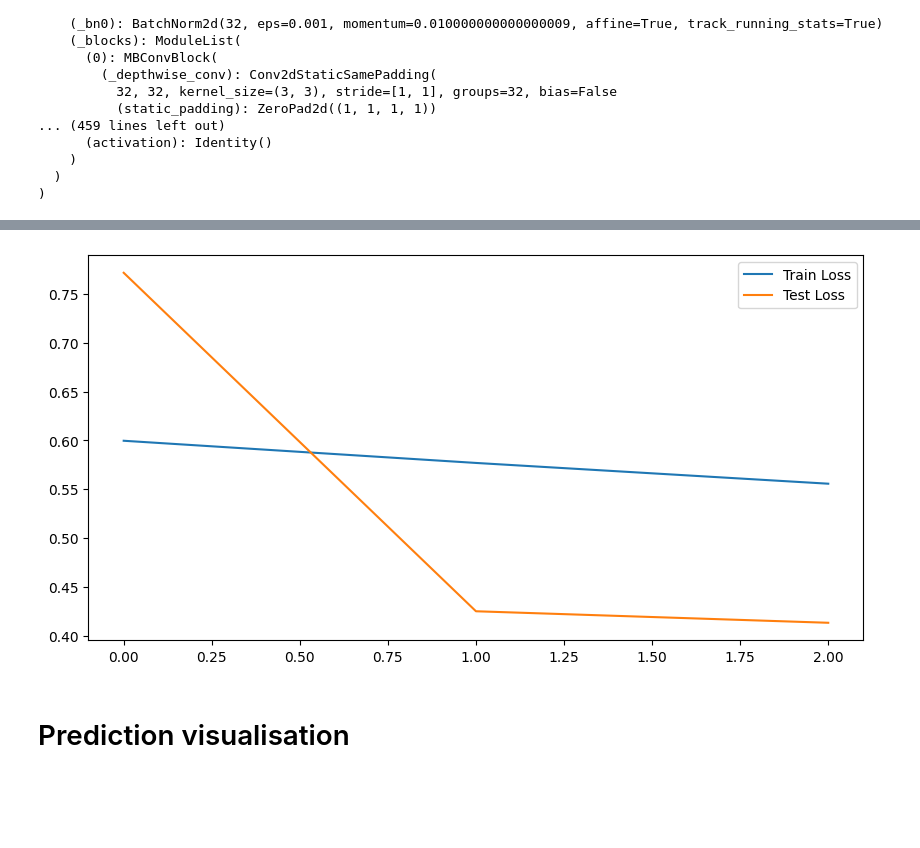
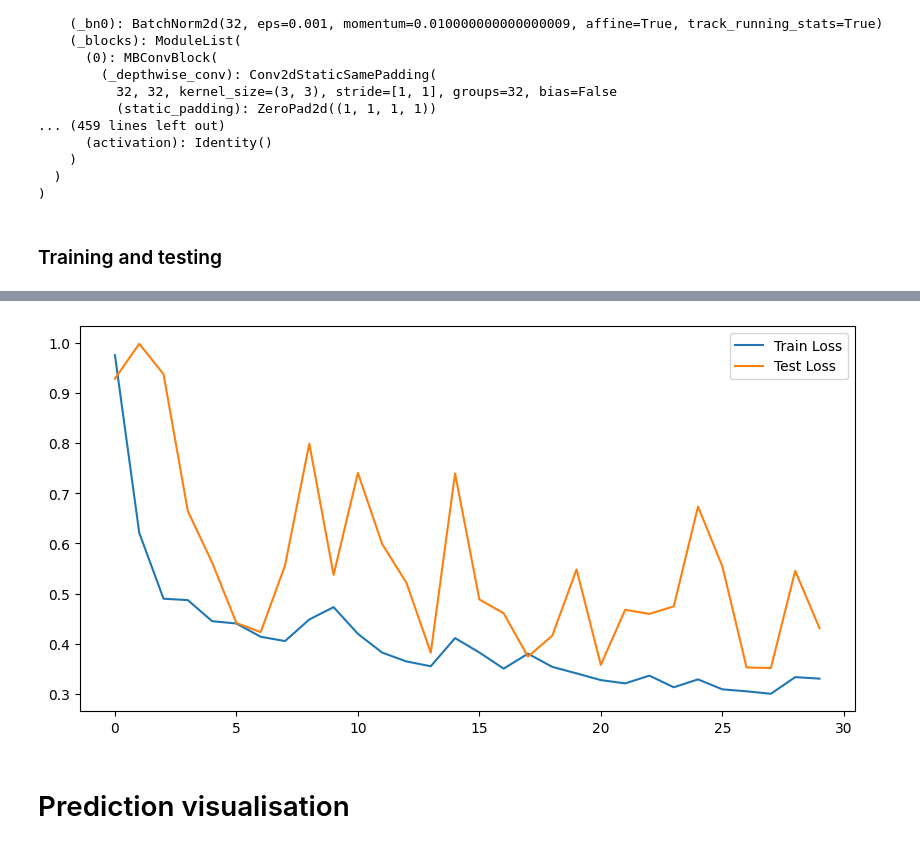
Before and after one commit to GeoKauko/TheNavySeals, a Jupyter notebook: 2_Seal_detection.ipynb, the cells around one changed output, grey strips where cells are left out. Drawn from its saved outputs; the diff is of its cells as text; code cells hidden in the pictures; blank space fills up the shorter version.

Commit message:
Added background no-seal images to train and test dataset. Implemented basic training with Tversky loss.

```diff
--- a/2_Seal_detection.ipynb
+++ b/2_Seal_detection.ipynb
@@ -181,0 +187,13 @@ test_loader = torch.utils.data.DataLoader(test_dataset_seals, batch_size=batch_s
+# %%
+image, mask = train_dataset_seals[0]
+fig, axes = plt.subplots(1, 2, figsize=(10, 5))
+axes[0].imshow(image.permute(1, 2, 0), cmap = 'gray')  # Convert from tensor format (C, H, W) to (H, W, C)
+axes[0].set_title('Image')
+axes[0].axis('off')
+axes[1].imshow(mask.permute(1, 2, 0), cmap = 'gray')  # Convert from tensor format (C, H, W) to (H, W, C)
+axes[1].set_title('Mask')
+axes[1].axis('off')
+plt.show()
+
+print(image.shape)
+print(mask.shape)
@@ -239,14 +263,15 @@ Unet(
     )
   )
 )
+# %% [markdown]
+### Training and testing
 # %%
-learning_rate = 0.00001
-num_epochs = 3
-
+learning_rate = 0.001
+num_epochs = 30
 # Define the loss function and optimizer
 # Tversky loss https://www.kaggle.com/code/bigironsphere/loss-function-library-keras-pytorch
-ALPHA = 0.5
-BETA = 0.8
+alpha = 0.1
+beta = 0.9
 
 class TverskyLoss(nn.Module):
     def __init__(self, weight=None, size_average=True):
@@ -273,8 +298,8 @@ class TverskyLoss(nn.Module):
 
 
 # What loss function do we want
-#criterion = TverskyLoss()
-criterion = nn.BCEWithLogitsLoss()  # Binary Cross Entropy loss with logits
+criterion = TverskyLoss()
+#criterion = nn.BCEWithLogitsLoss()  # Binary Cross Entropy loss with logits
 
 optimizer = optim.Adam(model.parameters(), lr=learning_rate)
 
@@ -329,4 +368,4 @@ Epoch 3/3, Train Loss: 0.5556, Test Loss: 0.4131
-[figure, old version]
+[figure, new version]
 # %% [markdown]
 # Prediction visualisation
 # %%
```
Also changed, not shown: parts of 16 cells of this notebook.
